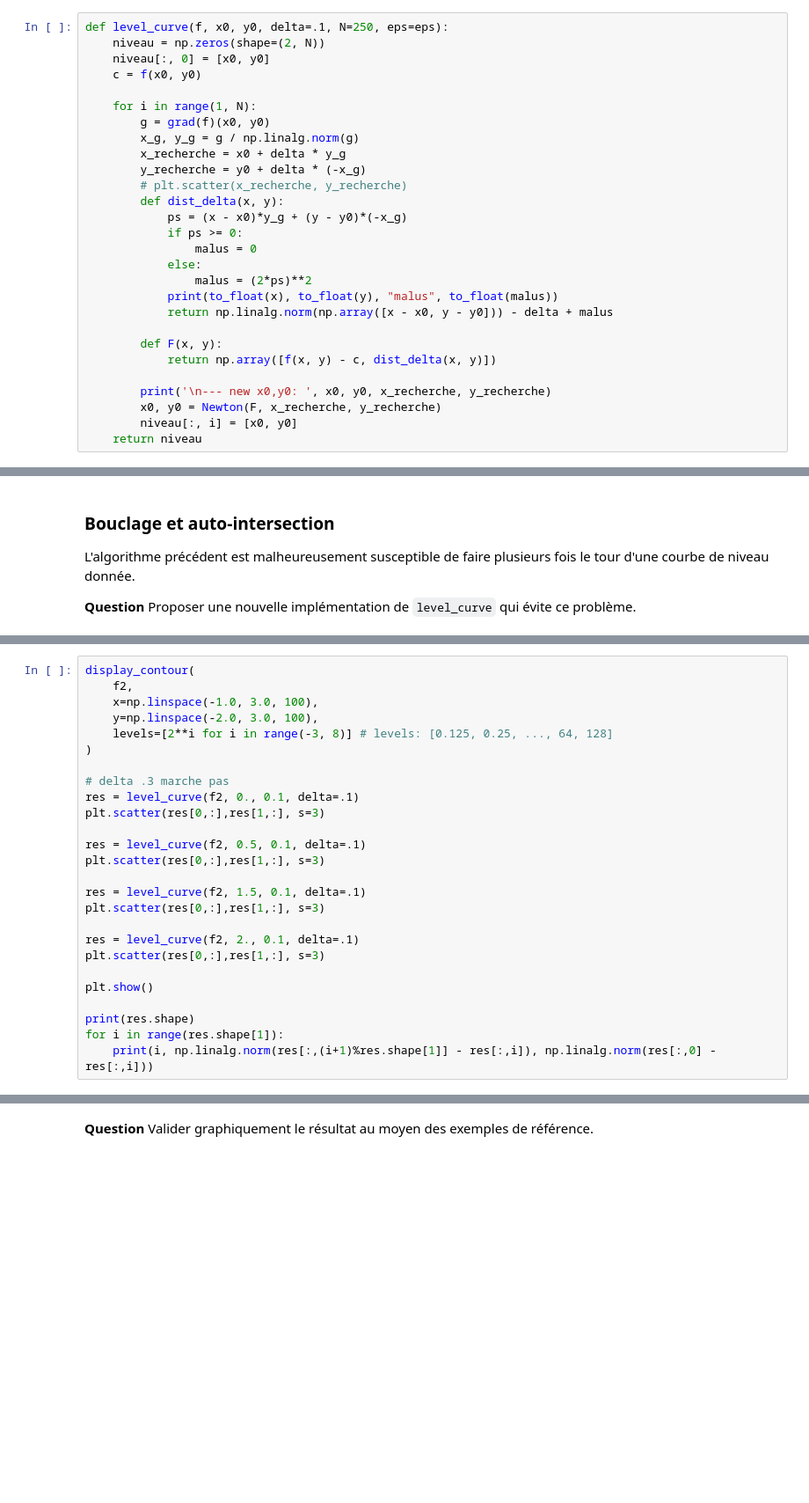
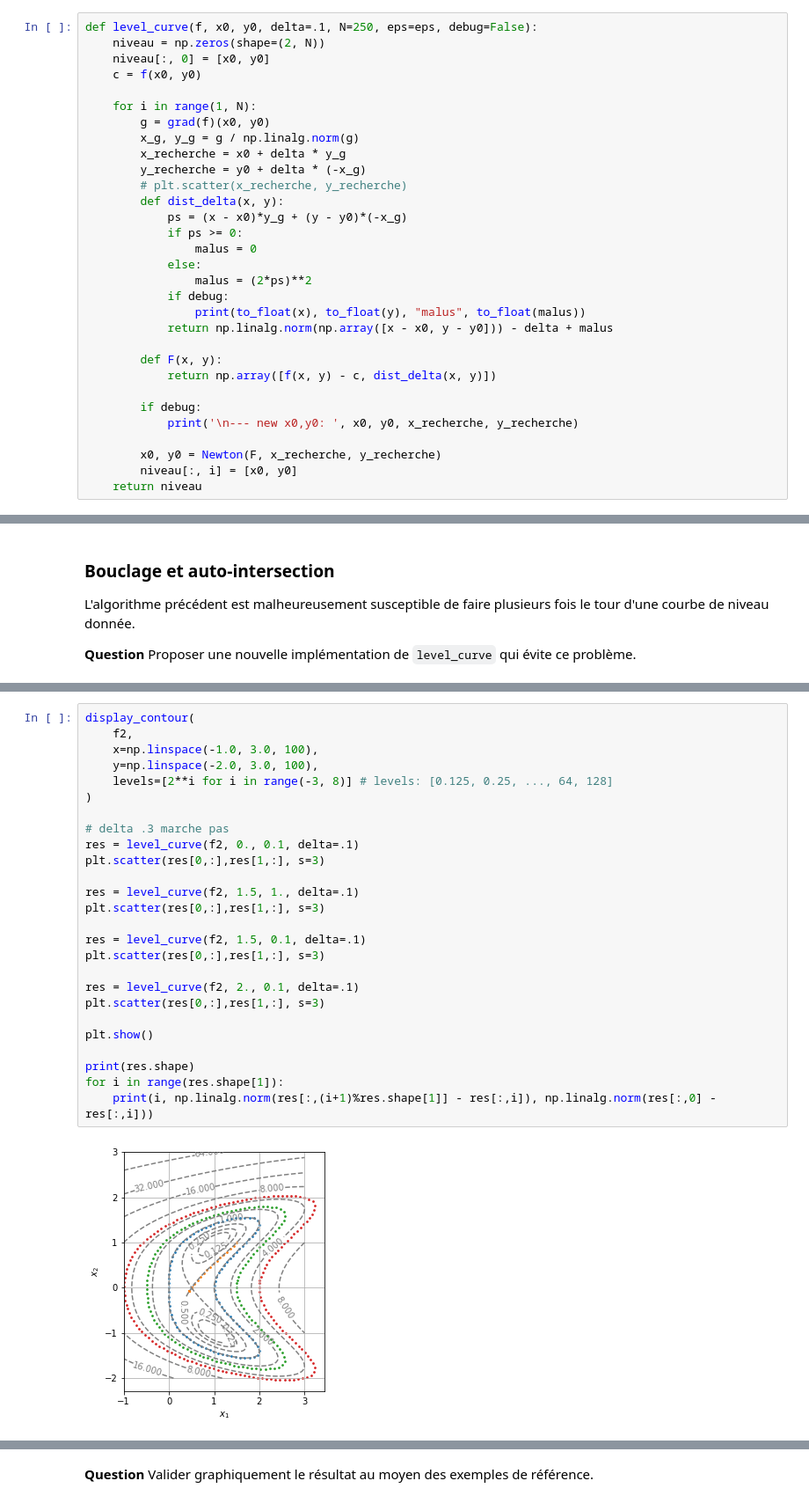
Before and after one commit to WatchfulCoder/projet-numerique-CD, a Jupyter notebook: projet-maths-info.ipynb, the cells around one changed output, grey strips where cells are left out. Shown: that part at 88% size. Drawn from its saved outputs; the diff is of its cells as text; blank space fills up the shorter version.

```diff
--- a/projet-maths-info.ipynb
+++ b/projet-maths-info.ipynb
@@ -249,7 +249,7 @@ def to_float(a, precision=2):
     except:
         return round(float(a), precision)
 # %%
-def level_curve(f, x0, y0, delta=.1, N=250, eps=eps):
+def level_curve(f, x0, y0, delta=.1, N=250, eps=eps, debug=False):
     niveau = np.zeros(shape=(2, N))
     niveau[:, 0] = [x0, y0]
     c = f(x0, y0)
@@ -266,13 +266,16 @@ def level_curve(f, x0, y0, delta=.1, N=250, eps=eps):
                 malus = 0
             else:
                 malus = (2*ps)**2
-            print(to_float(x), to_float(y), "malus", to_float(malus))
+            if debug:
+                print(to_float(x), to_float(y), "malus", to_float(malus))
             return np.linalg.norm(np.array([x - x0, y - y0])) - delta + malus
 
         def F(x, y):
             return np.array([f(x, y) - c, dist_delta(x, y)])
 
-        print('\n--- new x0,y0: ', x0, y0, x_recherche, y_recherche)
+        if debug:
+            print('\n--- new x0,y0: ', x0, y0, x_recherche, y_recherche)
+
         x0, y0 = Newton(F, x_recherche, y_recherche)
         niveau[:, i] = [x0, y0]
     return niveau
@@ -374,27 +360,28 @@ def level_curve(f, x0, y0, delta=.1, N=250, eps=eps):
 # %%
 display_contour(
     f2,
     x=np.linspace(-1.0, 3.0, 100),
     y=np.linspace(-2.0, 3.0, 100),
     levels=[2**i for i in range(-3, 8)] # levels: [0.125, 0.25, ..., 64, 128]
 )
 
 # delta .3 marche pas
 res = level_curve(f2, 0., 0.1, delta=.1)
 plt.scatter(res[0,:],res[1,:], s=3)
 
-res = level_curve(f2, 0.5, 0.1, delta=.1)
+res = level_curve(f2, 1.5, 1., delta=.1)
 plt.scatter(res[0,:],res[1,:], s=3)
 
 res = level_curve(f2, 1.5, 0.1, delta=.1)
 plt.scatter(res[0,:],res[1,:], s=3)
 
 res = level_curve(f2, 2., 0.1, delta=.1)
 plt.scatter(res[0,:],res[1,:], s=3)
 
 plt.show()
 
 print(res.shape)
 for i in range(res.shape[1]):
     print(i, np.linalg.norm(res[:,(i+1)%res.shape[1]] - res[:,i]), np.linalg.norm(res[:,0] - res[:,i]))
 # %% [output]
+[figure, new version]
```
Also changed, not shown: parts of 15 cells of this notebook.
